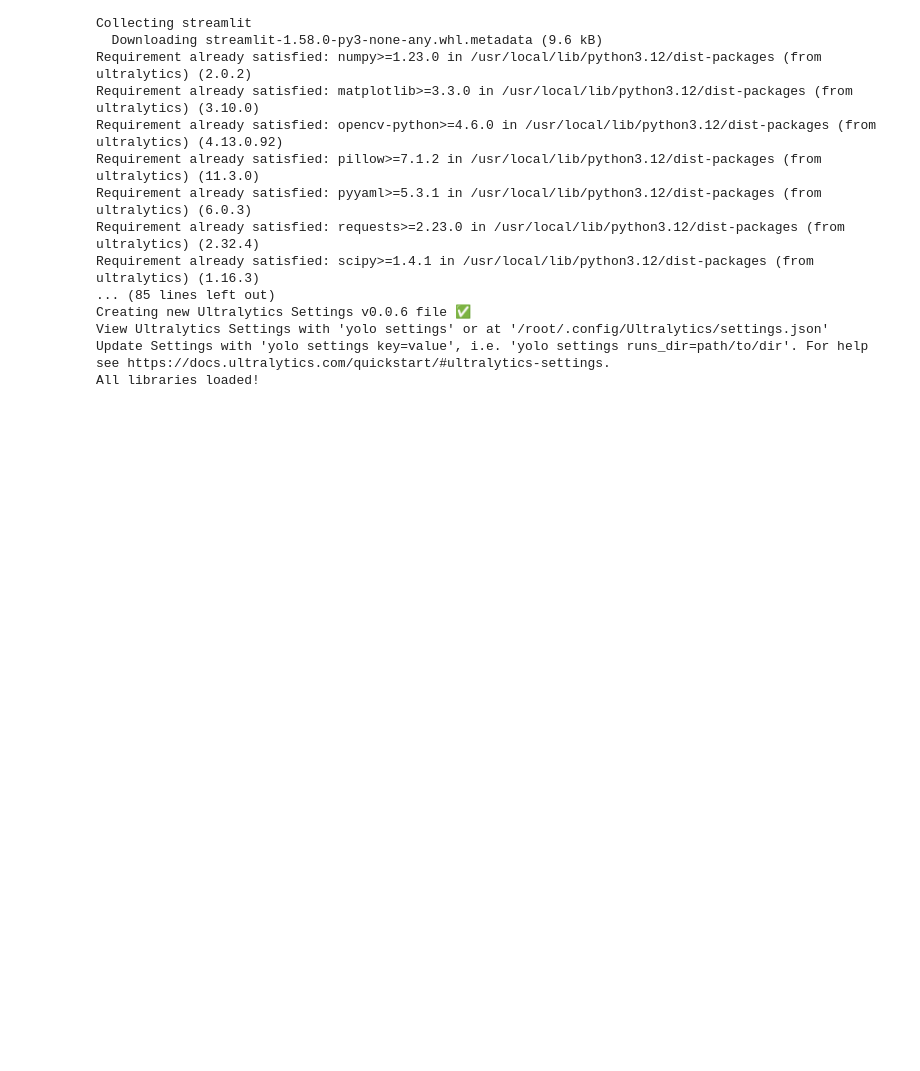
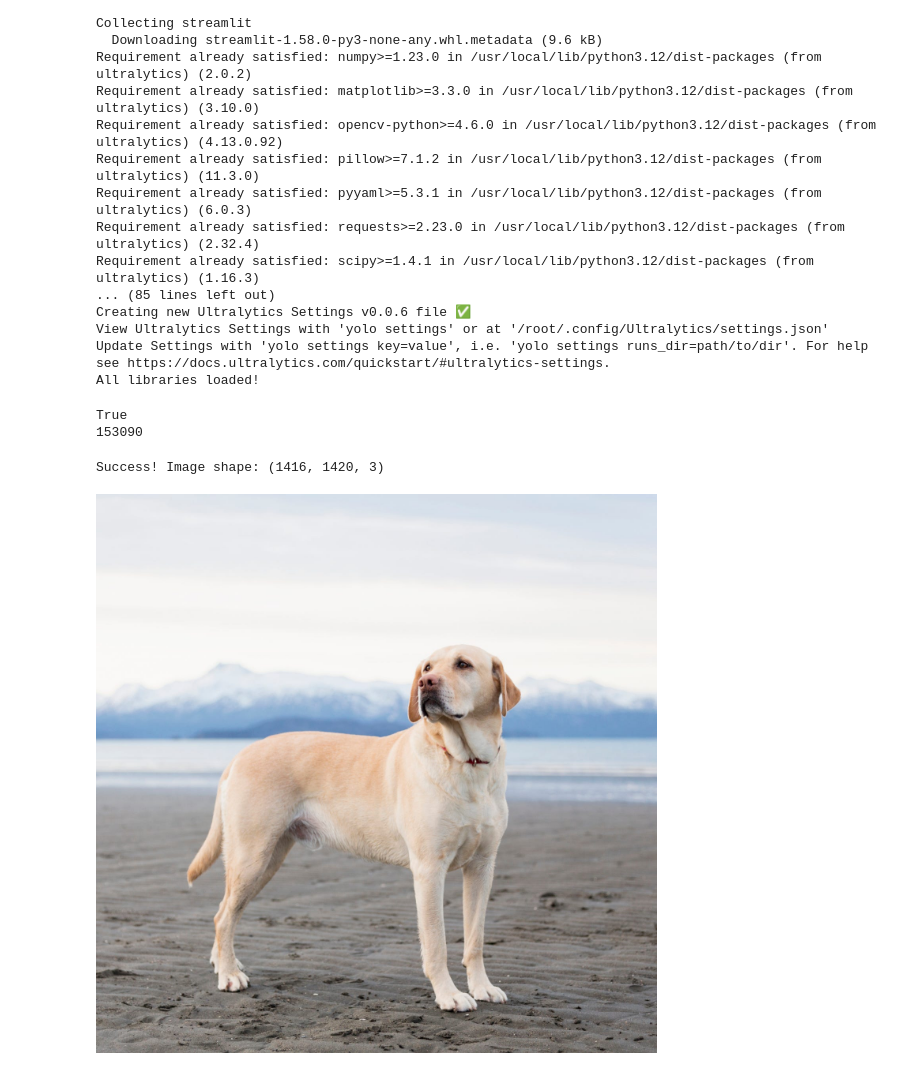
Before and after one commit to Souparnoo/Google_Collab_Projects, a Jupyter notebook: project1.ipynb, the cells around one changed output. Drawn from its saved outputs; the diff is of its cells as text; code cells hidden in the pictures; blank space fills up the shorter version.

```diff
--- a/project1.ipynb
+++ b/project1.ipynb
@@ -29,3 +29,29 @@ Creating new Ultralytics Settings v0.0.6 file ✅
 View Ultralytics Settings with 'yolo settings' or at '/root/.config/Ultralytics/settings.json'
 Update Settings with 'yolo settings key=value', i.e. 'yolo settings runs_dir=path/to/dir'. For help see https://docs.ultralytics.com/quickstart/#ultralytics-settings.
 All libraries loaded!
+# %%
+import requests,os
+
+# Download a sample image
+url= "https://hips.hearstapps.com/clv.h-cdn.co/assets/16/18/gettyimages-586890581.jpg?crop=0.668xw:1.00xh;0.219xw,0"
+r = requests.get(url)
+with open("test.jpg", "wb") as f:
+    f.write(r.content)
+print(os.path.exists('test.jpg'))   # should print True
+print(os.path.getsize('test.jpg'))  # should print a number > 0
+# %% [output]
+True
+153090
+# %%
+import cv2
+from google.colab.patches import cv2_imshow
+img = cv2.imread('test.jpg')
+
+if img is None:
+    print("ERROR: image not loaded — check the file exists")
+else:
+    print(f"Success! Image shape: {img.shape}")
+    cv2_imshow(img)
+# %% [output]
+Success! Image shape: (1416, 1420, 3)
+[figure, added]
```
